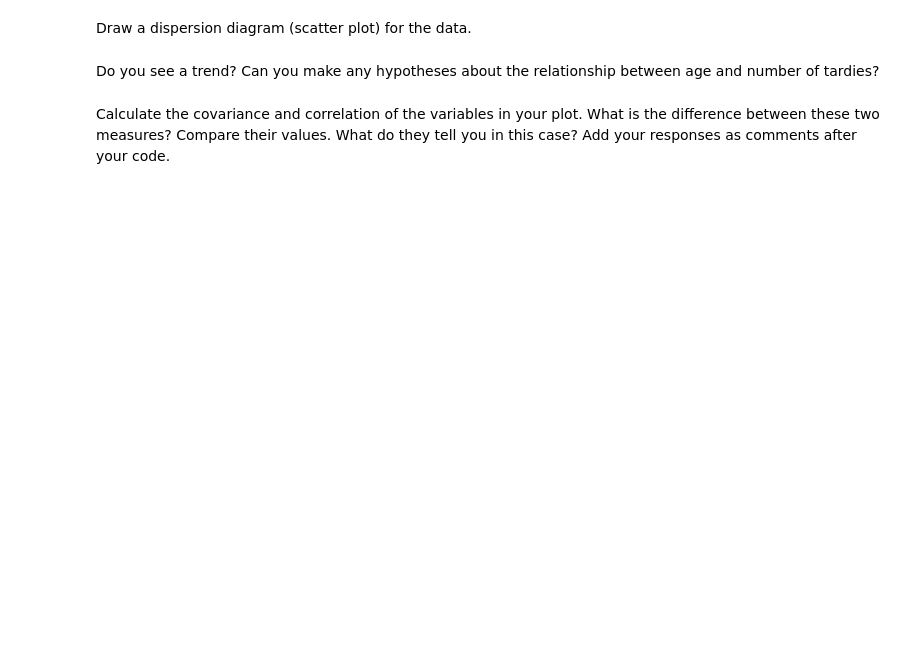
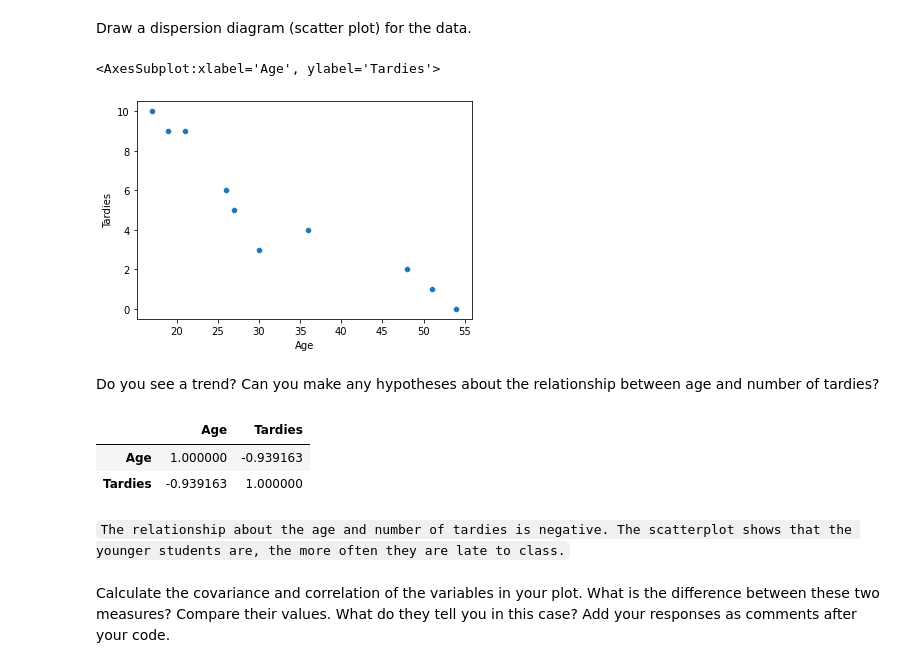
Before and after one commit to Ironhack-Data-Madrid-Marzo-2021/lab-regression-analysis, a Jupyter notebook: your-code.ipynb, the cells around one changed output. Saved outputs shown, nothing was run; the diff lists cells and outputs as text; code cells hidden in the pictures; blank space fills up the shorter version.

```diff
--- a/your-code.ipynb
+++ b/your-code.ipynb
@@ -33,0 +48,4 @@ v
+# %%
+# Your code here.
+student_data = pd.DataFrame({'Age': [17,51,27,21,36,48,19,26,54,30], 'Tardies': [10,1,5,9,4,2,9,6,0,3]})
+student_data
@@ -38,6 +66,18 @@ Draw a dispersion diagram (scatter plot) for the data.
+# %%
+sns.scatterplot(x=student_data["Age"], y=student_data["Tardies"])
+# %% [output]
+<AxesSubplot:xlabel='Age', ylabel='Tardies'>
+[figure, added]
 # %% [markdown]
 Do you see a trend? Can you make any hypotheses about the relationship between age and number of tardies?
 # %%
 # Your response here.
+student_data.corr()
+# %% [output]
+|  | Age | Tardies |
+| Age | 1.000000 | -0.939163 |
+| Tardies | -0.939163 | 1.000000 |
+# %% [markdown]
+`The relationship about the age and number of tardies is negative. The scatterplot shows that the younger students are, the more often they are late to class.`
 # %% [markdown]
 Calculate the covariance and correlation of the variables in your plot. What is the difference between these two measures? Compare their values. What do they tell you in this case? Add your responses as comments after your code.
```
Also changed, not shown: parts of 33 cells of this notebook.
